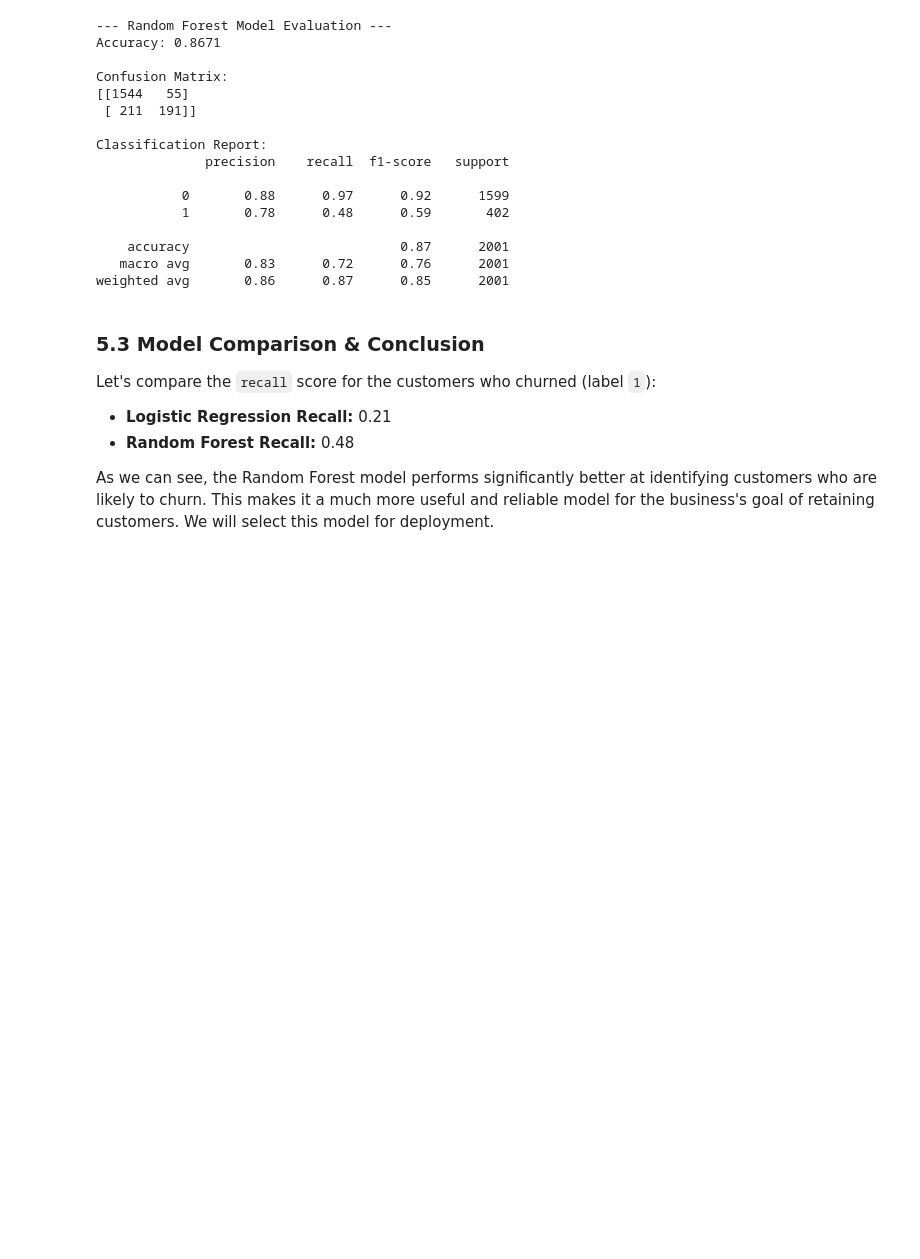
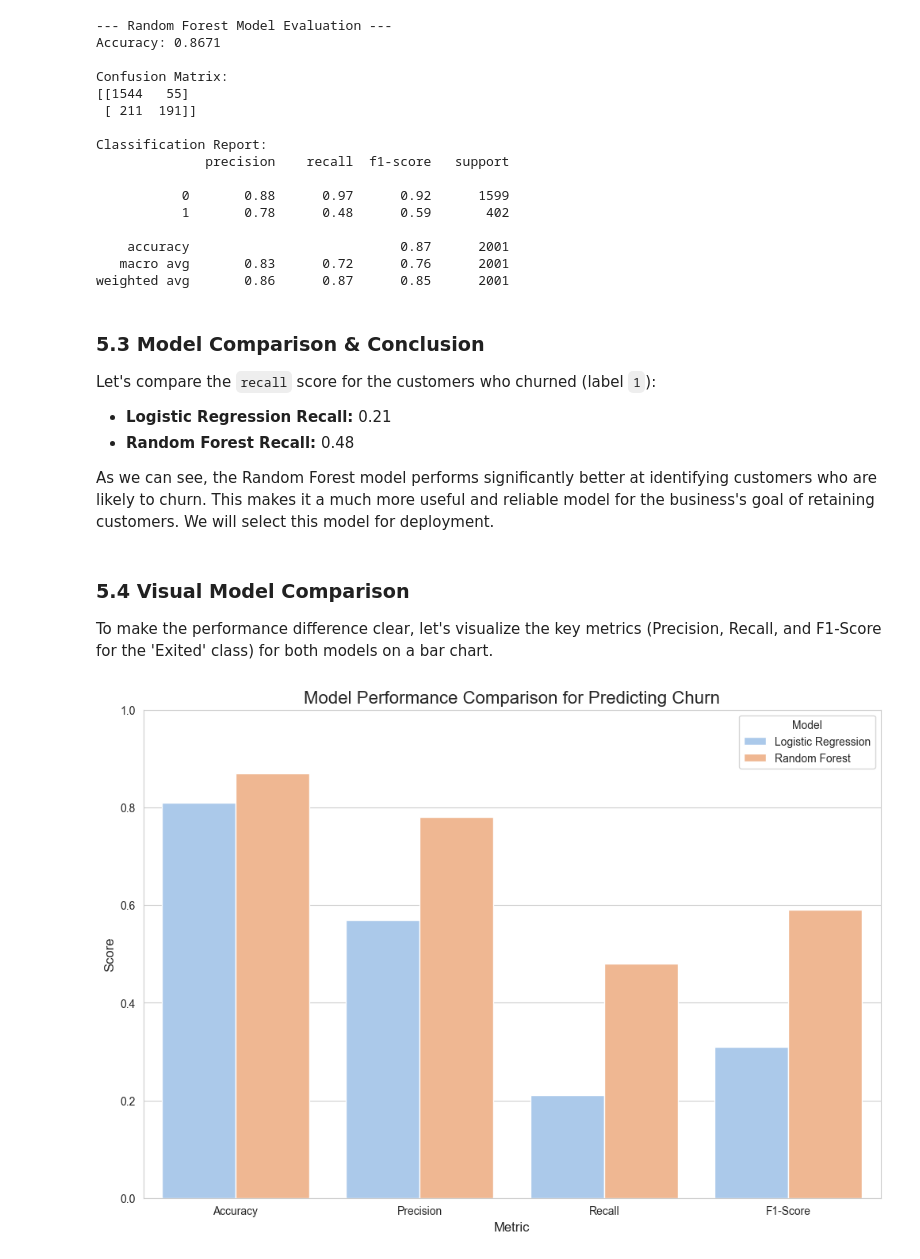
Before and after one commit to phucndq05/bank-churn-prediction, a Jupyter notebook: bank_churn_analysis.ipynb, the cells around one changed output. Cells and saved outputs as stored; diff of their text form; code cells hidden in the pictures; blank space fills up the shorter version.

Commit message:
feat: Add chart to visualize model performance

```diff
--- a/bank_churn_analysis.ipynb
+++ b/bank_churn_analysis.ipynb
@@ -368,3 +368,43 @@ Let's compare the `recall` score for the customers who churned (label `1`):
 * **Random Forest Recall:** 0.48
 
 As we can see, the Random Forest model performs significantly better at identifying customers who are likely to churn. This makes it a much more useful and reliable model for the business's goal of retaining customers. We will select this model for deployment.
+# %% [markdown]
+### 5.4 Visual Model Comparison
+
+To make the performance difference clear, let's visualize the key metrics (Precision, Recall, and F1-Score for the 'Exited' class) for both models on a bar chart.
+# %%
+# --- VISUALIZE MODEL COMPARISON (UPDATED) ---
+
+# Create a dictionary with the performance metrics
+# I include Accuracy here for a complete view, but focus on other metrics
+model_scores = {
+    'Logistic Regression': {
+        'Accuracy': 0.81,
+        'Precision': 0.57,
+        'Recall': 0.21,
+        'F1-Score': 0.31
+    },
+    'Random Forest': {
+        'Accuracy': 0.87,
+        'Precision': 0.78,
+        'Recall': 0.48,
+        'F1-Score': 0.59
+    }
+}
+
+# Convert dictionary to DataFrame for plotting
+df_scores = pd.DataFrame(model_scores).reset_index().rename(columns={'index': 'Metric'})
+df_scores_melted = df_scores.melt(id_vars='Metric', var_name='Model', value_name='Score')
+
+# Plot the comparison with the new color palette
+plt.figure(figsize=(12, 8))
+sns.barplot(data=df_scores_melted, x='Metric', y='Score', hue='Model', palette='pastel')
+
+plt.title('Model Performance Comparison for Predicting Churn', fontsize=16)
+plt.xlabel('Metric', fontsize=12)
+plt.ylabel('Score', fontsize=12)
+plt.ylim(0, 1.0)
+plt.legend(title='Model', fontsize=10)
+plt.show()
+# %% [output]
+[figure, added]
```
